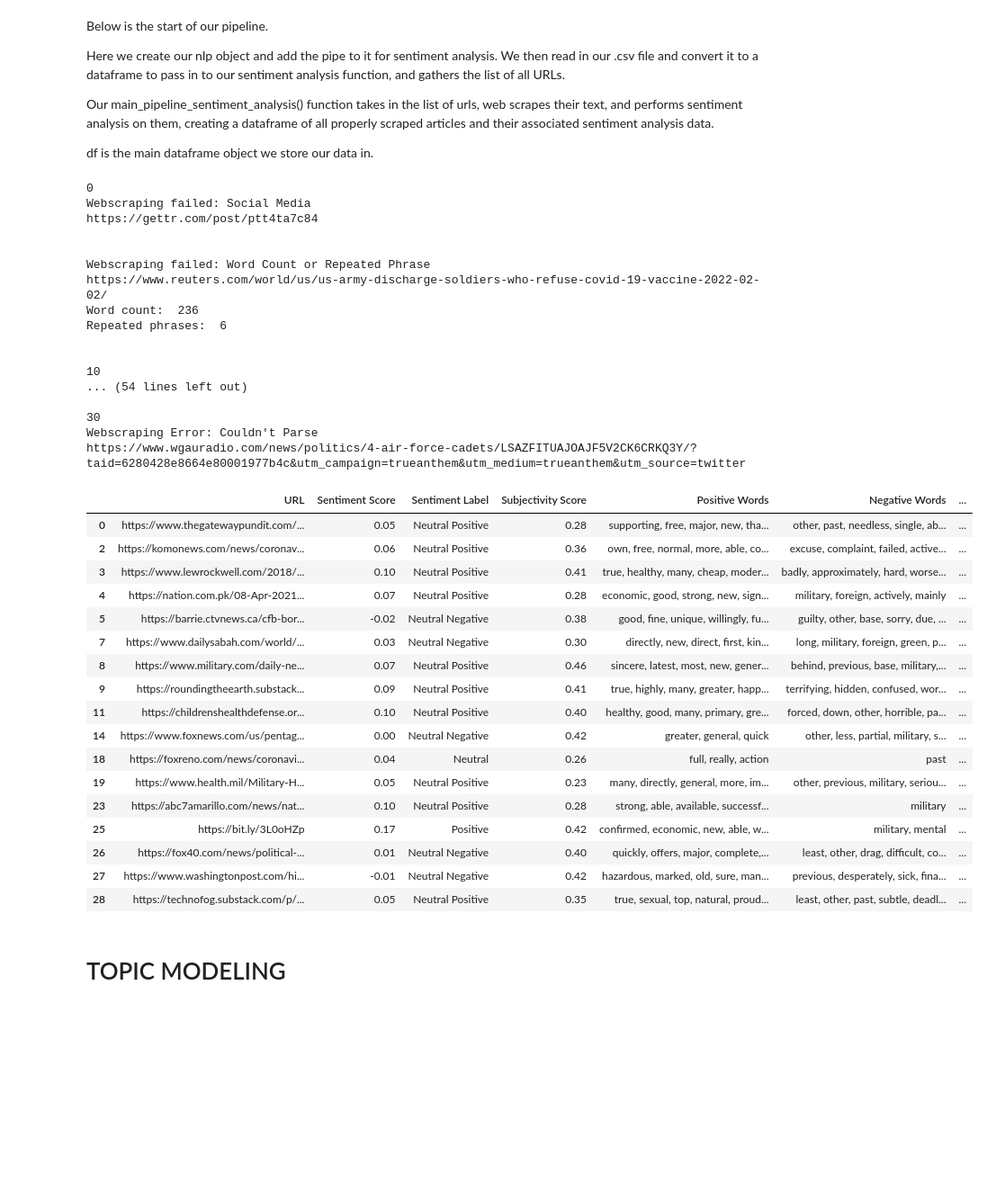
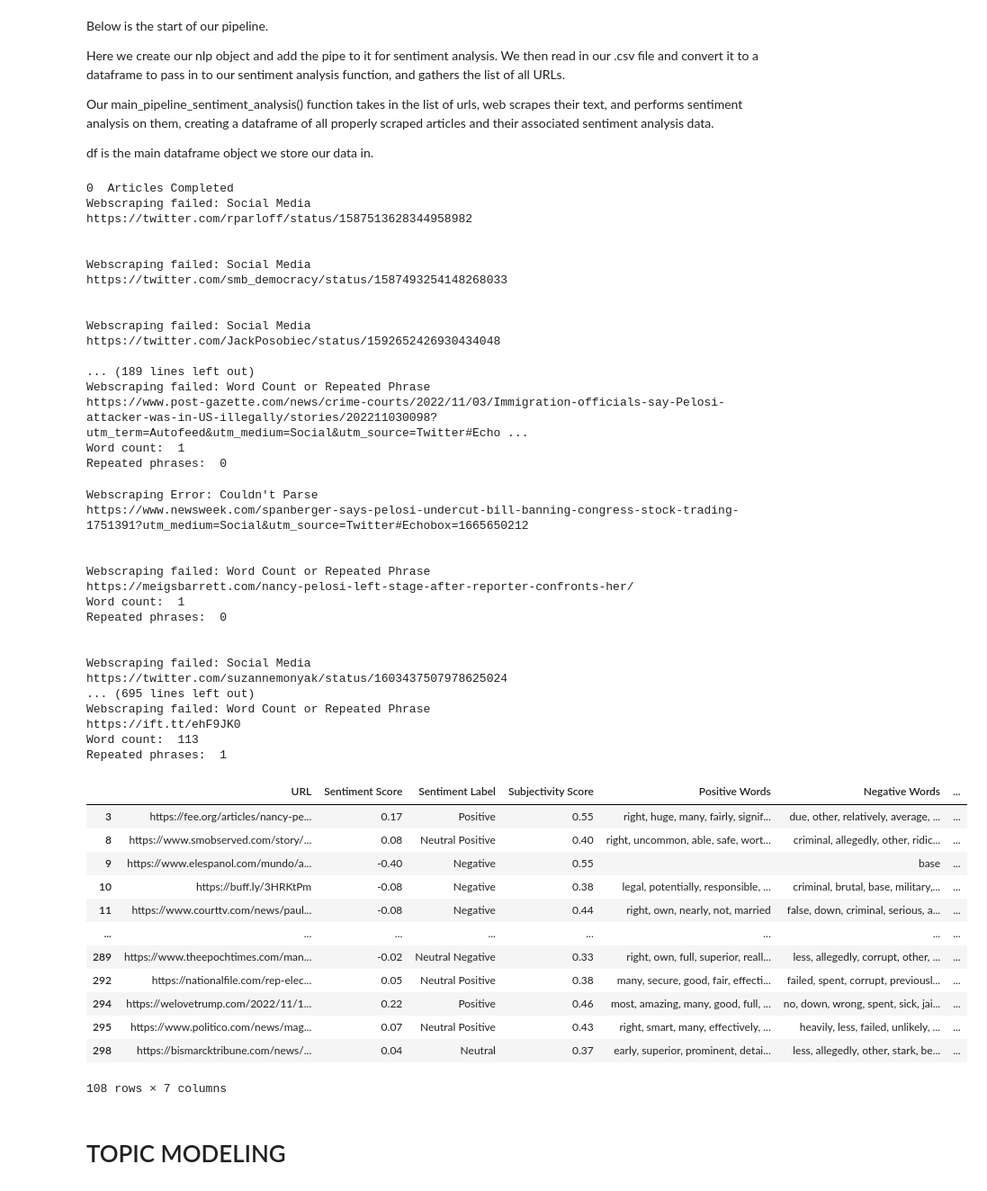
Before and after one commit to WilliamHiatt/SeniorCapStone, a Jupyter notebook: Working Product/Project_Pipeline.ipynb, the cells around one changed output. Shown at 90% size. Cells and saved outputs as stored; diff of their text form; code cells hidden in the pictures; blank space fills up the shorter version.

```diff
--- a/Working Product/Project_Pipeline.ipynb
+++ b/Working Product/Project_Pipeline.ipynb
@@ -114,7 +114,7 @@ IMPORTANT: The csvFile object should be set to a properly setup csv file of arti
 
 #THIS IS THE CSV FILE THAT WE READ IN
 #This csv file should contain a single column of article urls, with the first entry being "Address"
-csvFile = "urls.csv"
+csvFile = "Pelosi_Attack_Websites_3000.csv"
 
 
 #WEBSCRAPING SETTINGS
@@ -122,12 +122,14 @@ csvFile = "urls.csv"
 word_count_filter = 150
 
 #this is the minimum amount of repeated phrases in a text that we will throw an error for
-repeated_phrase_filter = 6
+repeated_phrase_filter = 25
 
 #this is the list of all social media URLs that we BLOCK (anything in this list WILL NOT be scraped)
 social_starts_with = ["https://www.youtube.com", "https://youtu.be", "https://www.facebook.com",
                           "https://twitter.com", "https://gettr.com/"]
 
+#When webscraping, will only grab the first url_max URLs (set to -1 to turn off)
+url_max = 300
 
 #TOPIC MODELING SETTINGS
 #this will set how our topic modeling is generated: limit to the # of topics, # of topics we start at, how many we increment by every step
@@ -152,55 +154,67 @@ df is the main dataframe object we store our data in.
 # %%
 # Loading the nlp pipeline and adding spacytextblob
 nlp = spacy.load('en_core_web_sm')
 nlp.add_pipe('spacytextblob') #This is used in our sentiment analysis
 
 # Using panda to load in our .csv file
 df = pd.read_csv(csvFile) # File we are checking
 urls = df["Address"].tolist() # Column name we are checking (You can switch this column name to match the csv file)
 
-#here is the option to trim the list of URLS to only the first x URLs
-x = 50
-urls = urls[0:x]
+#trim to only include the first url_max URLs
+if url_max > 0:
+    urls = urls[0:url_max]
 
 #Here is where we start the sentiment analysis over all articles
 df = main_pipeline_sentiment_analysis(urls)
 df
 # %% [output]
-0
+0  Articles Completed
 Webscraping failed: Social Media
-https://gettr.com/post/ptt4ta7c84
+https://twitter.com/rparloff/status/1587513628344958982
 
 
-Webscraping failed: Word Count or Repeated Phrase
-https://www.reuters.com/world/us/us-army-discharge-soldiers-who-refuse-covid-19-vaccine-2022-02-02/
-Word count:  236
-Repeated phrases:  6
+Webscraping failed: Social Media
+https://twitter.com/smb_democracy/status/1587493254148268033
 
 
-10
-... (54 lines left out)
+Webscraping failed: Social Media
+https://twitter.com/JackPosobiec/status/1592652426930434048
 
-30
-Webscraping Error: Couldn't Parse
-https://www.wgauradio.com/news/politics/4-air-force-cadets/LSAZFITUAJOAJF5V2CK6CRKQ3Y/?taid=6280428e8664e80001977b4c&utm_campaign=trueanthem&utm_medium=trueanthem&utm_source=twitter
+... (189 lines left out)
+Webscraping failed: Word Count or Repeated Phrase
+https://www.post-gazette.com/news/crime-courts/2022/11/03/Immigration-officials-say-Pelosi-attacker-was-in-US-illegally/stories/202211030098?utm_term=Autofeed&utm_medium=Social&utm_source=Twitter#Echo ...
+Word count:  1
+Repeated phrases:  0
+Webscraping Error: Couldn't Parse
+https://www.newsweek.com/spanberger-says-pelosi-undercut-bill-banning-congress-stock-trading-1751391?utm_medium=Social&utm_source=Twitter#Echobox=1665650212
+
+
+Webscraping failed: Word Count or Repeated Phrase
+https://meigsbarrett.com/nancy-pelosi-left-stage-after-reporter-confronts-her/
+Word count:  1
+Repeated phrases:  0
+
+
+Webscraping failed: Social Media
+https://twitter.com/suzannemonyak/status/1603437507978625024
+... (695 lines left out)
+Webscraping failed: Word Count or Repeated Phrase
+https://ift.tt/ehF9JK0
+Word count:  113
+Repeated phrases:  1
 |  | URL | Sentiment Score | Sentiment Label | Subjectivity Score | Positive Words | Negative Words | ... |
-| 0 | https://www.thegatewaypundit.com/... | 0.05 | Neutral Positive | 0.28 | supporting, free, major, new, tha... | other, past, needless, single, ab... | ... |
-| 2 | https://komonews.com/news/coronav... | 0.06 | Neutral Positive | 0.36 | own, free, normal, more, able, co... | excuse, complaint, failed, active... | ... |
-| 3 | https://www.lewrockwell.com/2018/... | 0.10 | Neutral Positive | 0.41 | true, healthy, many, cheap, moder... | badly, approximately, hard, worse... | ... |
-| 4 | https://nation.com.pk/08-Apr-2021... | 0.07 | Neutral Positive | 0.28 | economic, good, strong, new, sign... | military, foreign, actively, mainly | ... |
-| 5 | https://barrie.ctvnews.ca/cfb-bor... | -0.02 | Neutral Negative | 0.38 | good, fine, unique, willingly, fu... | guilty, other, base, sorry, due, ... | ... |
-| 7 | https://www.dailysabah.com/world/... | 0.03 | Neutral Negative | 0.30 | directly, new, direct, first, kin... | long, military, foreign, green, p... | ... |
-| 8 | https://www.military.com/daily-ne... | 0.07 | Neutral Positive | 0.46 | sincere, latest, most, new, gener... | behind, previous, base, military,... | ... |
-| 9 | https://roundingtheearth.substack... | 0.09 | Neutral Positive | 0.41 | true, highly, many, greater, happ... | terrifying, hidden, confused, wor... | ... |
-| 11 | https://childrenshealthdefense.or... | 0.10 | Neutral Positive | 0.40 | healthy, good, many, primary, gre... | forced, down, other, horrible, pa... | ... |
-| 14 | https://www.foxnews.com/us/pentag... | 0.00 | Neutral Negative | 0.42 | greater, general, quick | other, less, partial, military, s... | ... |
-| 18 | https://foxreno.com/news/coronavi... | 0.04 | Neutral | 0.26 | full, really, action | past | ... |
-| 19 | https://www.health.mil/Military-H... | 0.05 | Neutral Positive | 0.23 | many, directly, general, more, im... | other, previous, military, seriou... | ... |
-| 23 | https://abc7amarillo.com/news/nat... | 0.10 | Neutral Positive | 0.28 | strong, able, available, successf... | military | ... |
-| 25 | https://bit.ly/3L0oHZp | 0.17 | Positive | 0.42 | confirmed, economic, new, able, w... | military, mental | ... |
-| 26 | https://fox40.com/news/political-... | 0.01 | Neutral Negative | 0.40 | quickly, offers, major, complete,... | least, other, drag, difficult, co... | ... |
-| 27 | https://www.washingtonpost.com/hi... | -0.01 | Neutral Negative | 0.42 | hazardous, marked, old, sure, man... | previous, desperately, sick, fina... | ... |
-| 28 | https://technofog.substack.com/p/... | 0.05 | Neutral Positive | 0.35 | true, sexual, top, natural, proud... | least, other, past, subtle, deadl... | ... |
+| 3 | https://fee.org/articles/nancy-pe... | 0.17 | Positive | 0.55 | right, huge, many, fairly, signif... | due, other, relatively, average, ... | ... |
+| 8 | https://www.smobserved.com/story/... | 0.08 | Neutral Positive | 0.40 | right, uncommon, able, safe, wort... | criminal, allegedly, other, ridic... | ... |
+| 9 | https://www.elespanol.com/mundo/a... | -0.40 | Negative | 0.55 |  | base | ... |
+| 10 | https://buff.ly/3HRKtPm | -0.08 | Negative | 0.38 | legal, potentially, responsible, ... | criminal, brutal, base, military,... | ... |
+| 11 | https://www.courttv.com/news/paul... | -0.08 | Negative | 0.44 | right, own, nearly, not, married | false, down, criminal, serious, a... | ... |
+| ... | ... | ... | ... | ... | ... | ... | ... |
+| 289 | https://www.theepochtimes.com/man... | -0.02 | Neutral Negative | 0.33 | right, own, full, superior, reall... | less, allegedly, corrupt, other, ... | ... |
+| 292 | https://nationalfile.com/rep-elec... | 0.05 | Neutral Positive | 0.38 | many, secure, good, fair, effecti... | failed, spent, corrupt, previousl... | ... |
+| 294 | https://welovetrump.com/2022/11/1... | 0.22 | Positive | 0.46 | most, amazing, many, good, full, ... | no, down, wrong, spent, sick, jai... | ... |
+| 295 | https://www.politico.com/news/mag... | 0.07 | Neutral Positive | 0.43 | right, smart, many, effectively, ... | heavily, less, failed, unlikely, ... | ... |
+| 298 | https://bismarcktribune.com/news/... | 0.04 | Neutral | 0.37 | early, superior, prominent, detai... | less, allegedly, other, stark, be... | ... |
+108 rows × 7 columns
 # %% [markdown]
 # TOPIC MODELING
 # %% [markdown]
```
Also changed, not shown: parts of 7 cells of this notebook, 6 other files.
